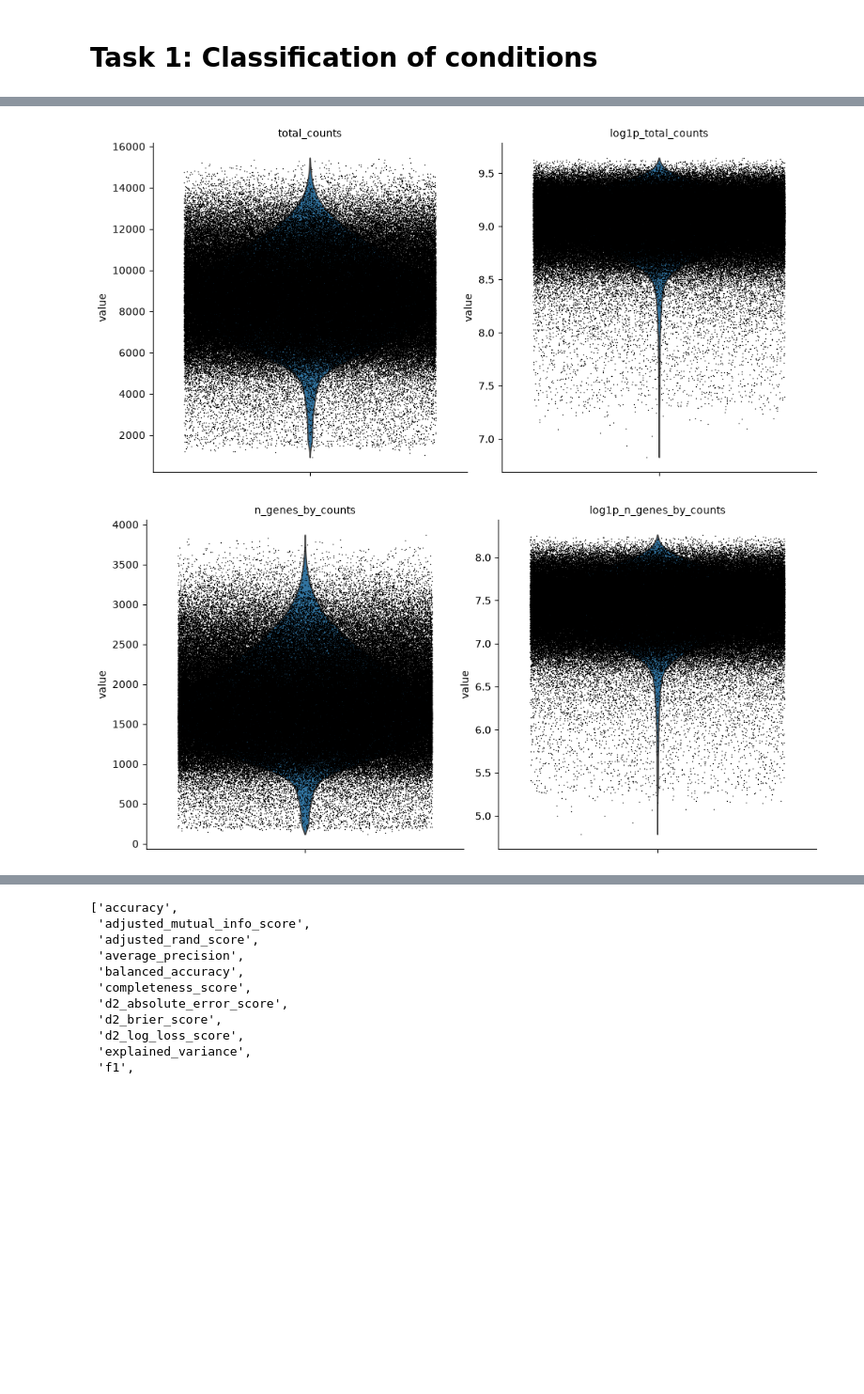
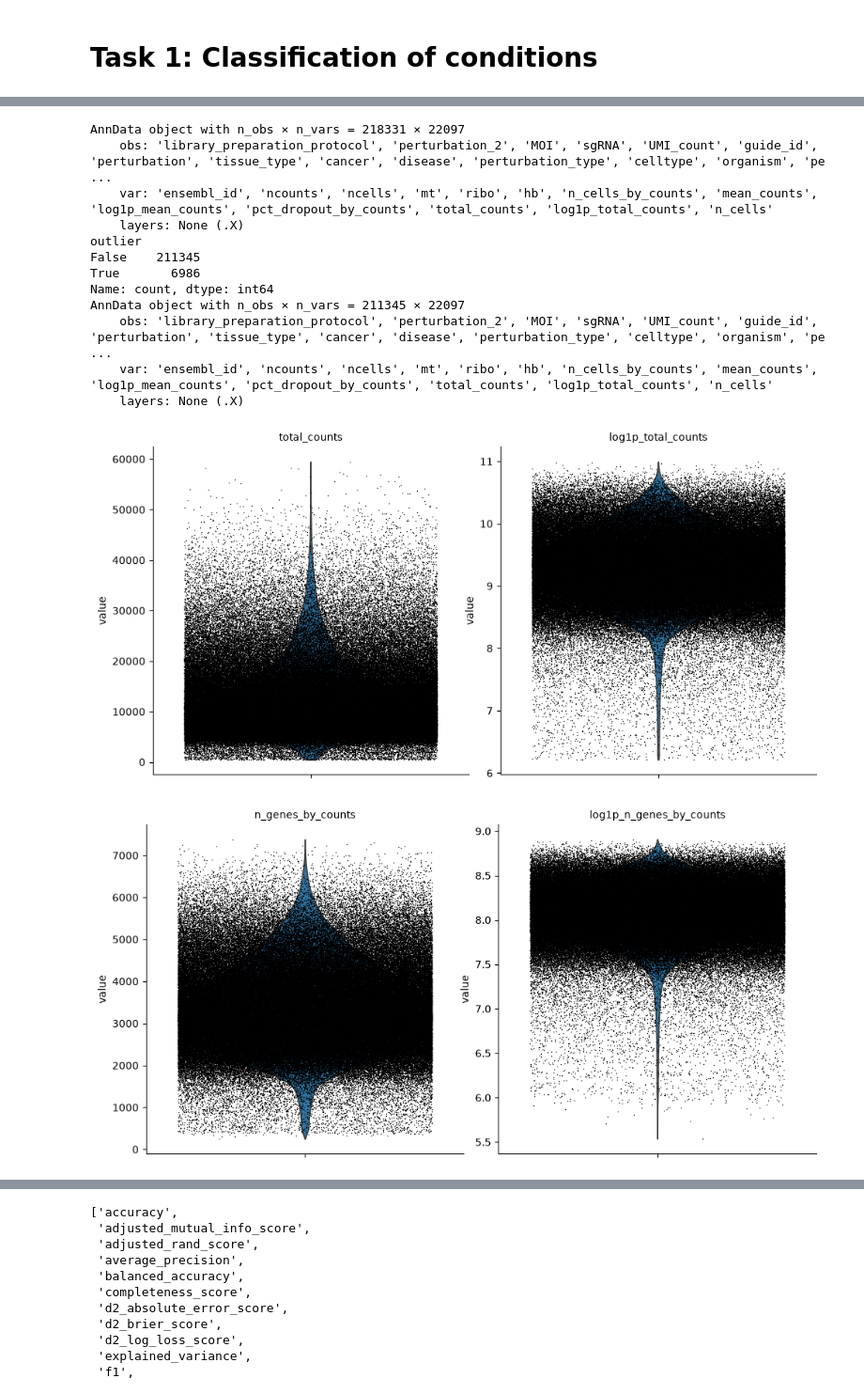
Before and after one commit to NTBiotech/scMLCourse, a Jupyter notebook: notebooks/task_1_classification.ipynb, the cells around one changed output, grey strips where cells are left out. Shown at 94% size. Saved outputs shown, nothing was run; the diff lists cells and outputs as text; code cells hidden in the pictures; blank space fills up the shorter version.

```diff
--- a/notebooks/task_1_classification.ipynb
+++ b/notebooks/task_1_classification.ipynb
@@ -6,6 +6,7 @@ from pathlib import Path
 import scanpy as sc
 # %%
 data_dir = Path("../../data/").resolve()
-adata = preprocessing.load_raw_adata(data_dir, metadata_path=data_dir/"RNA_metadata.csv", n_chunks=None, out_path=data_dir/"imported_data.h5ad")
+#adata = preprocessing.load_raw_adata(data_dir, metadata_path=data_dir/"RNA_metadata.csv", n_chunks=None, out_path=data_dir/"imported_data.h5ad")
+adata = sc.read_h5ad(data_dir/"frangieh/rna.h5ad")
 adata = preprocessing.run_qc(adata=adata, plots_dir=Path("../plots/qc").resolve(), out_path=data_dir/"qced_data.h5ad", min_genes=20)
 # %% [output]
@@ -24,2 +17,14 @@ AnnData object with n_obs × n_vars = 212679 × 14097
+AnnData object with n_obs × n_vars = 218331 × 22097
+    obs: 'library_preparation_protocol', 'perturbation_2', 'MOI', 'sgRNA', 'UMI_count', 'guide_id', 'perturbation', 'tissue_type', 'cancer', 'disease', 'perturbation_type', 'celltype', 'organism', 'pe ...
+    var: 'ensembl_id', 'ncounts', 'ncells', 'mt', 'ribo', 'hb', 'n_cells_by_counts', 'mean_counts', 'log1p_mean_counts', 'pct_dropout_by_counts', 'total_counts', 'log1p_total_counts', 'n_cells'
+    layers: None (.X)
+outlier
+False    211345
+True       6986
+Name: count, dtype: int64
+AnnData object with n_obs × n_vars = 211345 × 22097
+    obs: 'library_preparation_protocol', 'perturbation_2', 'MOI', 'sgRNA', 'UMI_count', 'guide_id', 'perturbation', 'tissue_type', 'cancer', 'disease', 'perturbation_type', 'celltype', 'organism', 'pe ...
+    var: 'ensembl_id', 'ncounts', 'ncells', 'mt', 'ribo', 'hb', 'n_cells_by_counts', 'mean_counts', 'log1p_mean_counts', 'pct_dropout_by_counts', 'total_counts', 'log1p_total_counts', 'n_cells'
+    layers: None (.X)
-[figure, old version]
+[figure, new version]
-[figure, old version]
+[figure, new version]
```
Also changed, not shown: parts of 5 cells of this notebook, 8 other files.
